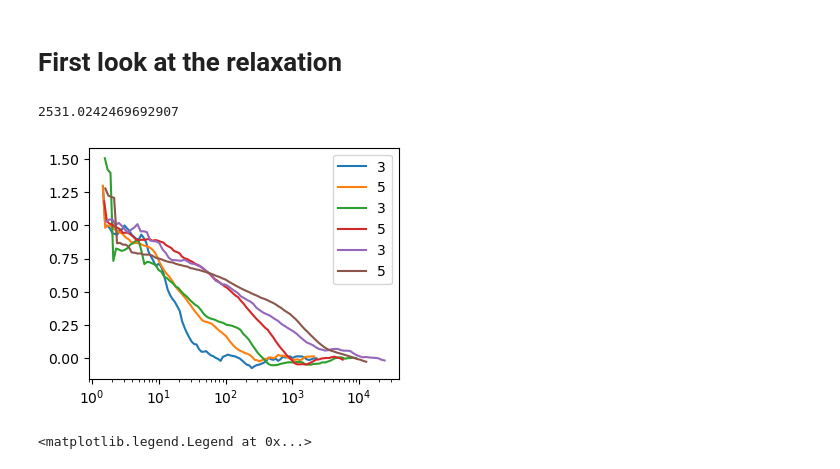
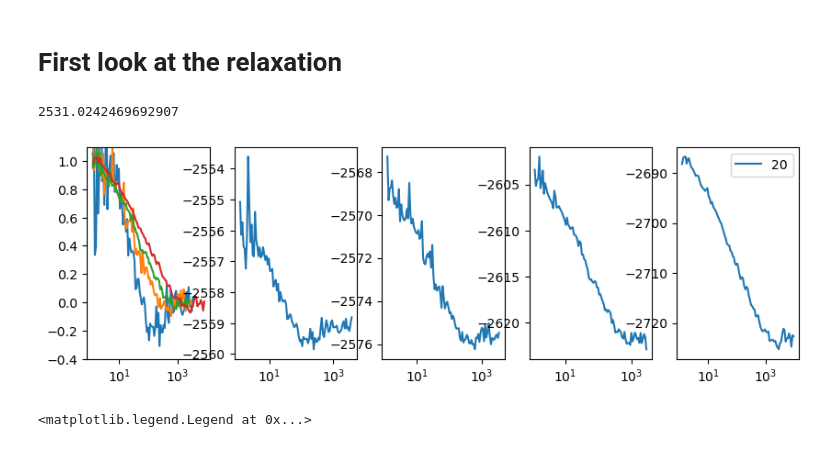
Before and after one commit to HugoLeRoy94/Analyze, a Jupyter notebook: make_graph_plot.ipynb, the cells around one changed output. Cells and saved outputs as stored; diff of their text form; code cells hidden in the pictures.

```diff
--- a/make_graph_plot.ipynb
+++ b/make_graph_plot.ipynb
@@ -16,9 +11,10 @@ Eb = [-15,-15,-15,-15,-10,-10,-10,-20,-25]
+# %%
+media = "/media/hcleroy/Simulation_Res/Parallel_Simulation_aging/make_graph/"
+names = ['N3','N5','N10','N20']
 # %%
 #data = {k_value[n]: Data_Treatement(media+names[n]+'.hdf',data_type='NRG') for n in range(names.__len__())}
-data_3 = [Data_Treatement(media+names[n]+'.hdf',data_type='NRG') for n in range(names.__len__())]
-media = "/media/hcleroy/Simulation_Res/Parallel_Simulation_aging/make_graph/N5/"
-names = ['ksL_1','ksL_01','ksL_001']
-data_5 = [Data_Treatement(media+names[n]+'.hdf',data_type='NRG') for n in range(names.__len__())]
+entropy = [Data_Treatement(media+names[n]+'.hdf',data_type='Entropy') for n in range(names.__len__())]
+nrg = [Data_Treatement(media+names[n]+'.hdf',data_type='NRG') for n in range(names.__len__())]
 # %% [markdown]
 # First look at the relaxation
 # %%
@@ -28,19 +24,21 @@ for value in data_5 :
     value.average(num_bins=100,log_scale=True)
 # %%
-plt.figure(figsize=(4,3))
+fig,ax = plt.subplots(ncols=5,figsize=(10,3))
 #for n,value in enumerate(data):
-for n in range(3):
-    x,y = data_3[n].curate_data(0,-1)
-    plt.plot(x,y,label=3)
-    x,y = data_5[n].curate_data(0,-1)
-    plt.plot(x,y,label=5)
-#plt.ylim(-2515,-2500)
-plt.xscale('log')
+for n in range(4):
+    x,y = entropy[n].curate_data(2,-1,False)
+    ax[0].plot(x,y,label=3)
+    ax[n+1].plot(entropy[n].binned_time[2:], nrg[n].average_data[2:]-entropy[n].average_data[2:],label=entropy[n].attributes['Nlinker'])
+    #ax[n+1].plot(entropy[n].time[0],entropy[n].data[n])
+for n in range(5):
+    ax[n].set_xscale('log')
+#ax[1].set_xscale('log')
+ax[0].set_ylim(-0.4,1.1)
 plt.legend()
 print(10**3*np.log(np.pi*4))
 # %% [output]
 2531.0242469692907
-[figure, old version]
+[figure, new version]
 # %%
 plt.figure(figsize=(4,3))
 #for n,value in enumerate(data):
```
Also changed, not shown: parts of 4 cells of this notebook, 5 other files.
